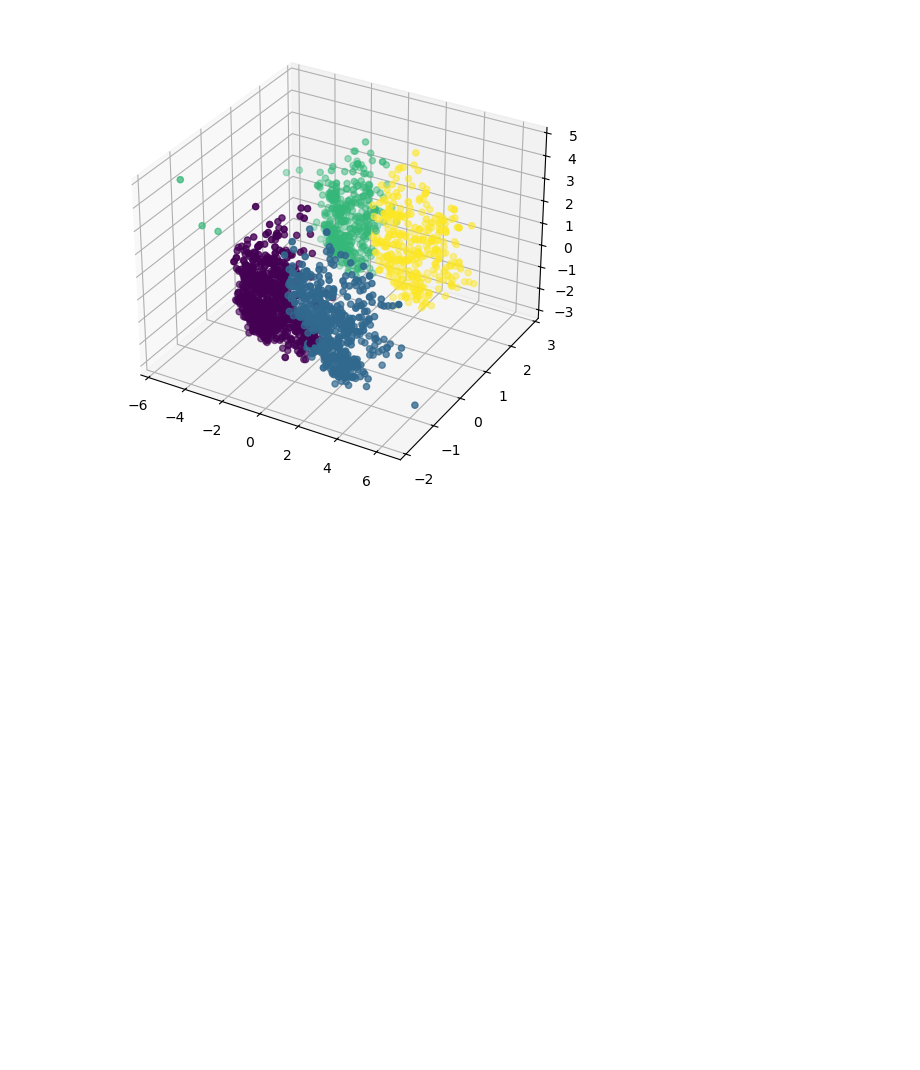
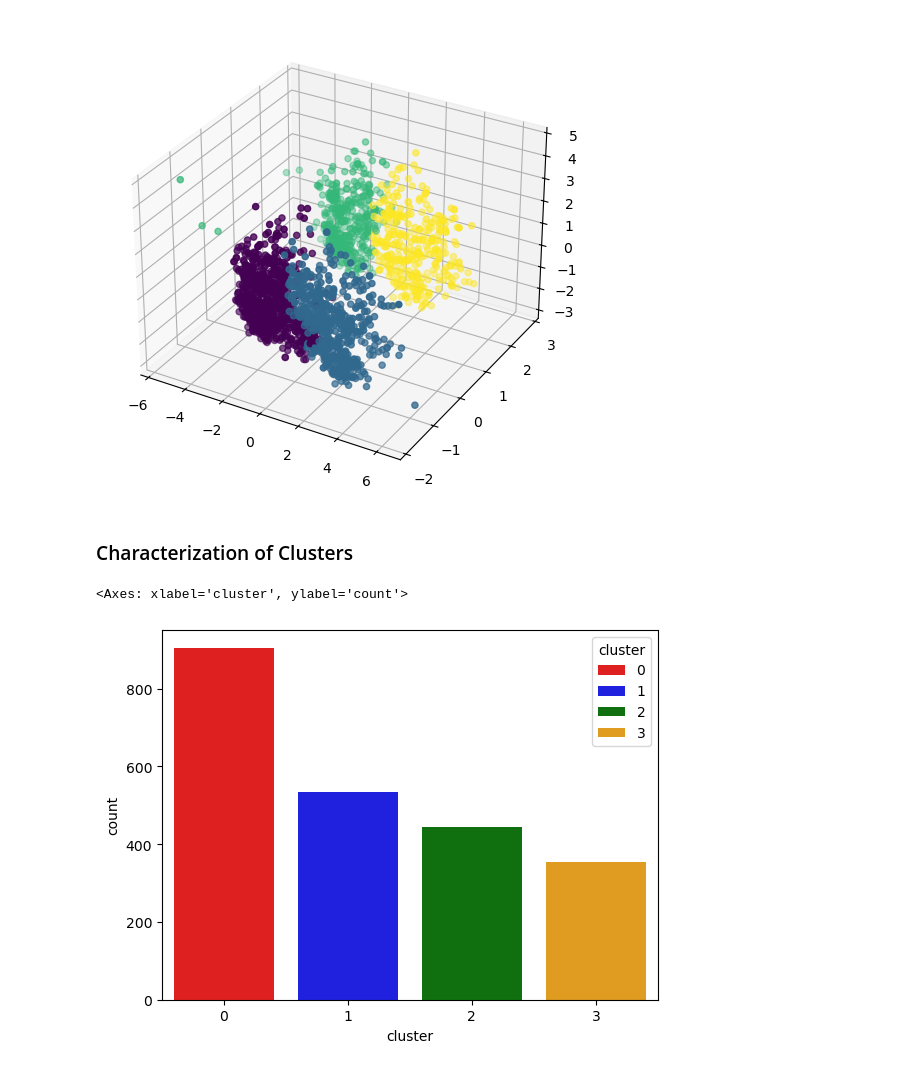
Before and after one commit to Ehsaan08-ai/Smart-Cart, a Jupyter notebook: main.ipynb, the cells around one changed output. Cells and saved outputs as stored; diff of their text form; code cells hidden in the pictures; blank space fills up the shorter version.

```diff
--- a/main.ipynb
+++ b/main.ipynb
@@ -285,3 +285,14 @@ ax.scatter(X_pca[:, 0], X_pca[:, 1], X_pca[:, 2], c=labels_agg)
 # %% [output]
 <mpl_toolkits.mplot3d.art3d.Path3DCollection at 0x...>
 [figure]
+# %% [markdown]
+### Characterization of Clusters
+# %%
+X["cluster"] = labels_agg
+# %%
+pal = ["red", "blue", "green", "orange"] # Color palette for clusters
+
+sns.countplot(x=X["cluster"], palette=pal, hue=X["cluster"])
+# %% [output]
+<Axes: xlabel='cluster', ylabel='count'>
+[figure, added]
```
